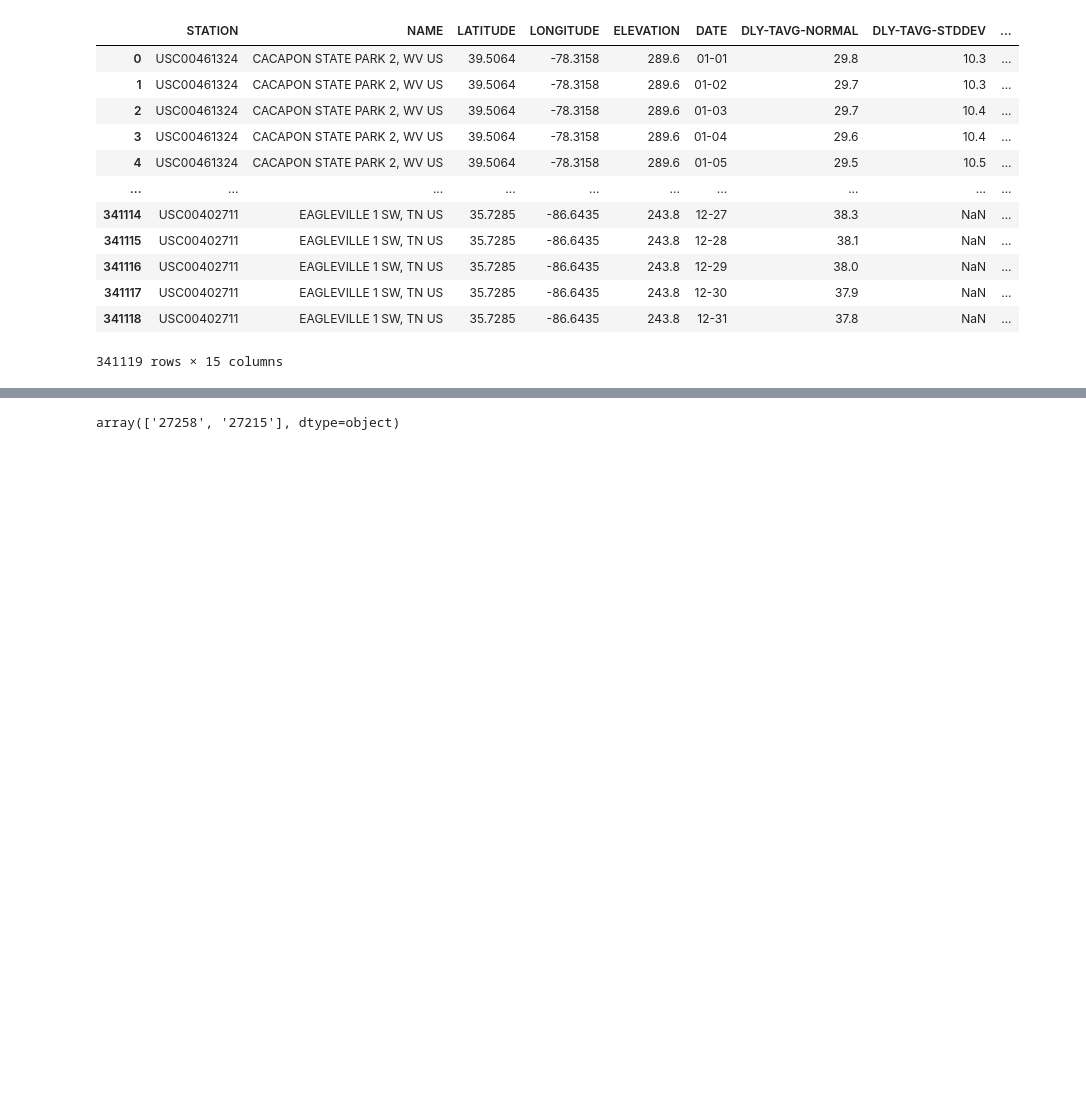
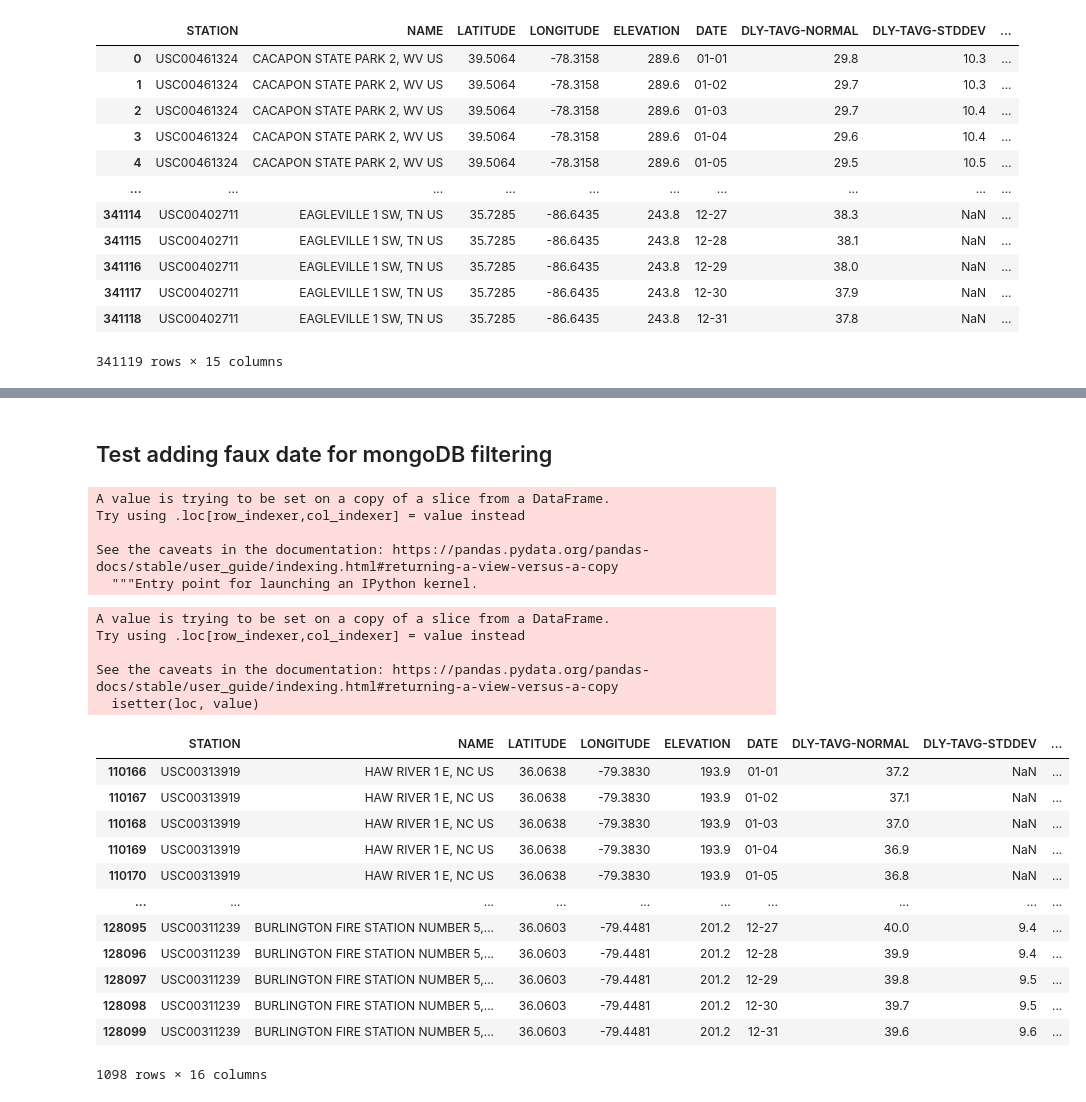
Before and after one commit to rebekahcallkacz/interactive-daily-normals, a Jupyter notebook: data_prep/test_dataset.ipynb, the cells around one changed output, grey strips where cells are left out. Cells and saved outputs as stored; diff of their text form; code cells hidden in the pictures; blank space fills up the shorter version.

Commit message:
added test normals dataset

```diff
--- a/data_prep/test_dataset.ipynb
+++ b/data_prep/test_dataset.ipynb
@@ -53,6 +52,39 @@ array(['CACAPON STATE PARK 2, WV US', 'STONEWALL JACKSON DAM, WV US',
        'BURLINGTON ALAMANCE REGIONAL AIRPORT, NC US',
        'BURLINGTON FIRE STATION NUMBER 5, NC US'], dtype=object)
+# %% [markdown]
+## Test adding faux date for mongoDB filtering
+# %%
+df_test['DATE_FILTER'] = ''
+# %% [output]
+A value is trying to be set on a copy of a slice from a DataFrame.
+Try using .loc[row_indexer,col_indexer] = value instead
+
+See the caveats in the documentation: https://pandas.pydata.org/pandas-docs/stable/user_guide/indexing.html#returning-a-view-versus-a-copy
+  """Entry point for launching an IPython kernel.
+# %%
+for index, row in df_test.iterrows():
+    date = row['DATE']
+    faux_date = date + '-2008'
+    df_test.loc[index, 'DATE_FILTER'] = faux_date
+# %% [output]
+A value is trying to be set on a copy of a slice from a DataFrame.
+Try using .loc[row_indexer,col_indexer] = value instead
+
+See the caveats in the documentation: https://pandas.pydata.org/pandas-docs/stable/user_guide/indexing.html#returning-a-view-versus-a-copy
+  isetter(loc, value)
 # %%
-df_test['ZIP'].unique()
+df_test
 # %% [output]
+|  | STATION | NAME | LATITUDE | LONGITUDE | ELEVATION | DATE | DLY-TAVG-NORMAL | DLY-TAVG-STDDEV | ... |
+| 110166 | USC00313919 | HAW RIVER 1 E, NC US | 36.0638 | -79.3830 | 193.9 | 01-01 | 37.2 | NaN | ... |
+| 110167 | USC00313919 | HAW RIVER 1 E, NC US | 36.0638 | -79.3830 | 193.9 | 01-02 | 37.1 | NaN | ... |
+| 110168 | USC00313919 | HAW RIVER 1 E, NC US | 36.0638 | -79.3830 | 193.9 | 01-03 | 37.0 | NaN | ... |
+| 110169 | USC00313919 | HAW RIVER 1 E, NC US | 36.0638 | -79.3830 | 193.9 | 01-04 | 36.9 | NaN | ... |
+| 110170 | USC00313919 | HAW RIVER 1 E, NC US | 36.0638 | -79.3830 | 193.9 | 01-05 | 36.8 | NaN | ... |
+| ... | ... | ... | ... | ... | ... | ... | ... | ... | ... |
+| 128095 | USC00311239 | BURLINGTON FIRE STATION NUMBER 5,... | 36.0603 | -79.4481 | 201.2 | 12-27 | 40.0 | 9.4 | ... |
+| 128096 | USC00311239 | BURLINGTON FIRE STATION NUMBER 5,... | 36.0603 | -79.4481 | 201.2 | 12-28 | 39.9 | 9.4 | ... |
+| 128097 | USC00311239 | BURLINGTON FIRE STATION NUMBER 5,... | 36.0603 | -79.4481 | 201.2 | 12-29 | 39.8 | 9.5 | ... |
+| 128098 | USC00311239 | BURLINGTON FIRE STATION NUMBER 5,... | 36.0603 | -79.4481 | 201.2 | 12-30 | 39.7 | 9.5 | ... |
+| 128099 | USC00311239 | BURLINGTON FIRE STATION NUMBER 5,... | 36.0603 | -79.4481 | 201.2 | 12-31 | 39.6 | 9.6 | ... |
-array(['27258', '27215'], dtype=object)
+1098 rows × 16 columns
```
Also changed, not shown: parts of 4 cells of this notebook, 1 other file.
